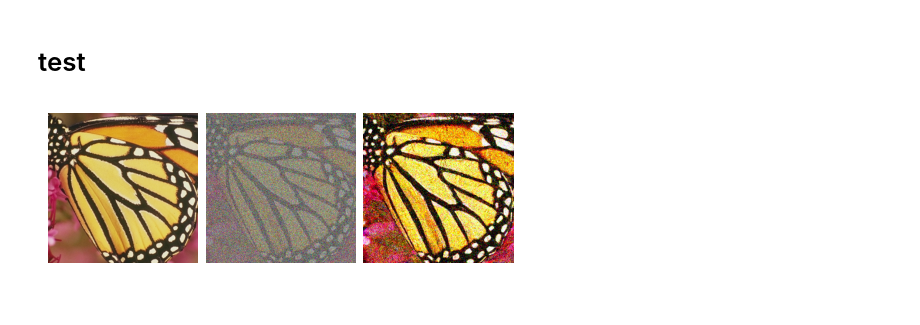
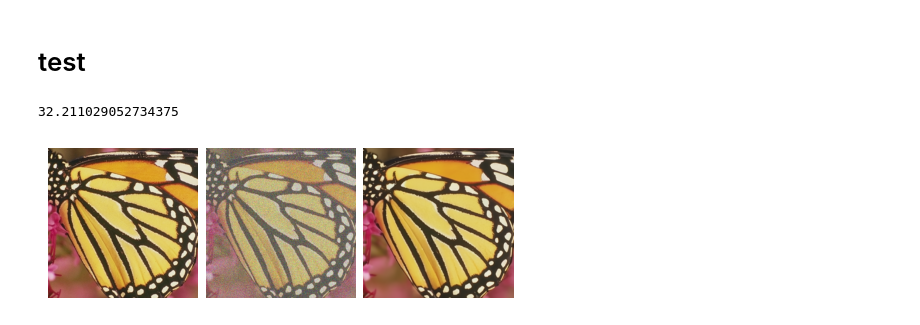
Before and after one commit to JaybeeH32/GenerativeModellingProject, a Jupyter notebook: PMC.ipynb, the cells around one changed output. Drawn from its saved outputs; the diff is of its cells as text; code cells hidden in the pictures.

```diff
--- a/PMC.ipynb
+++ b/PMC.ipynb
@@ -184,14 +478,17 @@ Here is the full command invocation and its output:
 # test
 # %%
 denoiser = dinv.models.DRUNet(pretrained="download")
-denoiser = dinv.models.DiffUNet(pretrained='download', large_model=False)
+# denoiser = dinv.models.DiffUNet(pretrained='download', large_model=False)
+#denoiser = dinv.models.DnCNN(pretrained="download_lipschitz")
 # %%
-noise = dinv.physics.GaussianNoise(sigma=0.5)
+noise = dinv.physics.GaussianNoise(sigma=0.1)
 
 y = noise(x)
 
-out = denoiser.forward_denoise(y.cpu(), 0.5)
+out = denoiser.forward(y.cpu(), 0.1)
+print(dinv.utils.metric.cal_psnr(out, x.cpu()))
 
 plot([x, y, out])
 # %% [output]
+32.211029052734375
-[figure, old version]
+[figure, new version]
```
Also changed, not shown: parts of 10 cells of this notebook, 1 other file.
